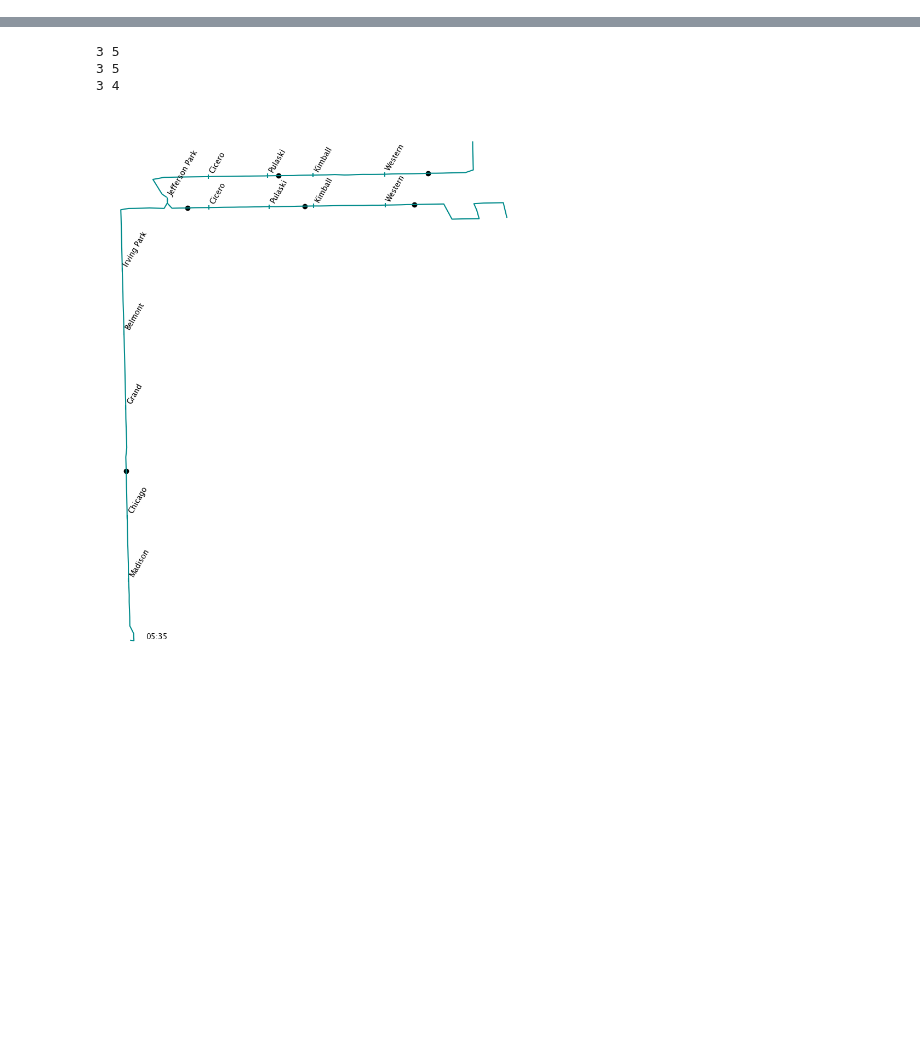
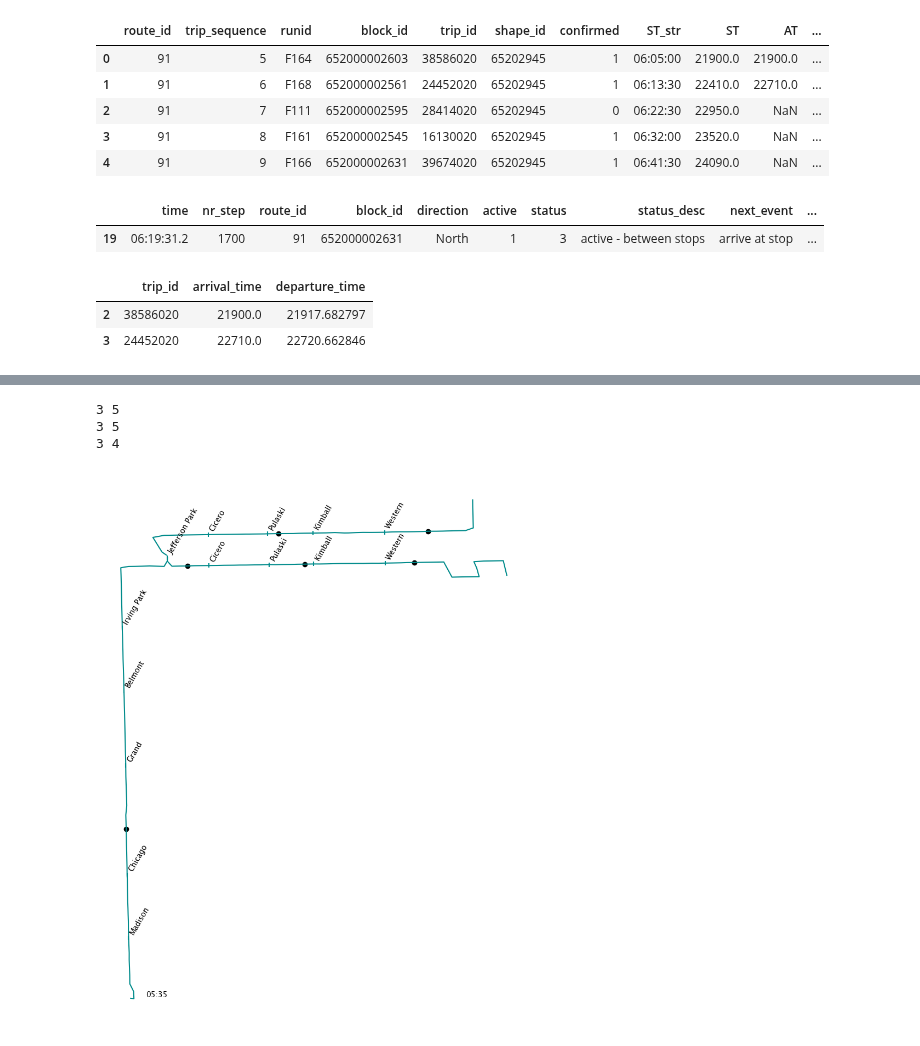
Before and after one commit to joerovar/transit-centric-smart-mobility-system, a Jupyter notebook: src/04_SIMULATION/playground.ipynb, the cells around one changed output, grey strips where cells are left out. Cells and saved outputs as stored; diff of their text form; code cells hidden in the pictures; blank space fills up the shorter version.

Commit message:
interlining modules testing!

```diff
--- a/src/04_SIMULATION/playground.ipynb
+++ b/src/04_SIMULATION/playground.ipynb
@@ -24,0 +204,26 @@ print(env.hist_date)
+# %%
+for rt in rts_info:
+    rt_info = rts_info[rt].copy()
+    if not check_for_interlining(rt_info, env.time, MAX_LATE_DEV*60):
+        continue
+    print('interlining opportunity!')
+    # remove cancelled trips after the current
+    base = rt_info[~((rt_info.index>2) &
+                        (rt_info['confirmed']==0))].copy()
+    base = base.reset_index(drop=True)
+    base[['RT','H','DT_min', 'DT_max']] = np.nan
+
+    # without the trip
+    actual = base[base['confirmed']==1].reset_index(drop=True)
+    for j in range(2, 4):
+        veh_df = info[1][info[1]['block_id']==actual.loc[j, 'block_id']].iloc[[0]].copy()
+        veh = env.vehicles[veh_df.index[0]]
+        report_time = pred_terminal_report_time(veh_df, veh, actual.loc[j, 'ST'], env.lines[veh.route_id], env.time)
+        actual.loc[j, 'RT'] = report_time
+    actual['prev_DT'] = actual['DT'].shift(1)
+    actual['next_RT'] = actual['RT'].shift(-1)
+    actual['next_ST'] = actual['ST'].shift(-1)
+    # with the trip we ignore confirmed here
+    counter = base.copy()
+
+    # here index 2 would be the non-confirmed trip to be filled!
@@ -24,0 +243,14 @@ print(env.hist_date)
+# %%
+counter
+# %% [output]
+|  | route_id | trip_sequence | runid | block_id | trip_id | shape_id | confirmed | ST_str | ST | AT | ... |
+| 0 | 91 | 5 | F164 | 652000002603 | 38586020 | 65202945 | 1 | 06:05:00 | 21900.0 | 21900.0 | ... |
+| 1 | 91 | 6 | F168 | 652000002561 | 24452020 | 65202945 | 1 | 06:13:30 | 22410.0 | 22710.0 | ... |
+| 2 | 91 | 7 | F111 | 652000002595 | 28414020 | 65202945 | 0 | 06:22:30 | 22950.0 | NaN | ... |
+| 3 | 91 | 8 | F161 | 652000002545 | 16130020 | 65202945 | 1 | 06:32:00 | 23520.0 | NaN | ... |
+| 4 | 91 | 9 | F166 | 652000002631 | 39674020 | 65202945 | 1 | 06:41:30 | 24090.0 | NaN | ... |
+# %%
+info[0][info[0]['block_id']==652000002631]
+# %% [output]
+|  | time | nr_step | route_id | block_id | direction | active | status | status_desc | next_event | ... |
+| 19 | 06:19:31.2 | 1700 | 91 | 652000002631 | North | 1 | 3 | active - between stops | arrive at stop | ... |
@@ -24,0 +259,6 @@ print(env.hist_date)
+# %%
+df
+# %% [output]
+|  | trip_id | arrival_time | departure_time |
+| 2 | 38586020 | 21900.0 | 21917.682797 |
+| 3 | 24452020 | 22710.0 | 22720.662846 |
```
Also changed, not shown: parts of 31 cells of this notebook, 4 other files.
